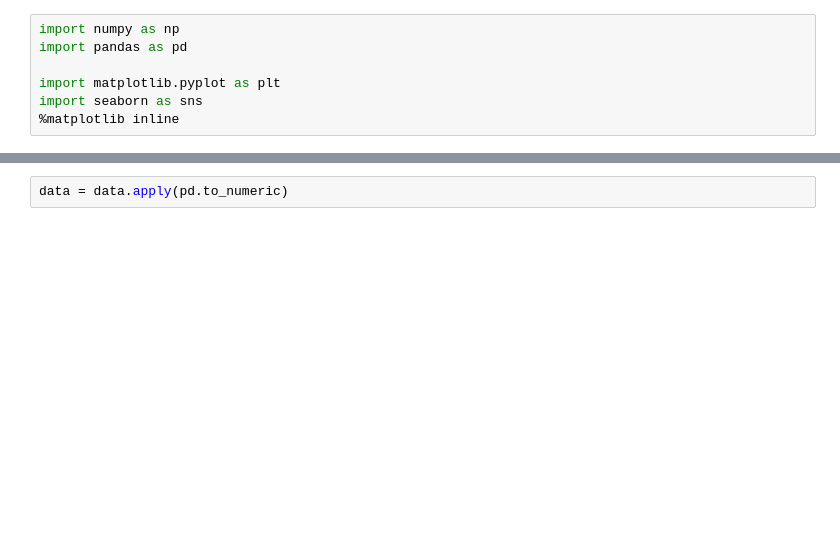
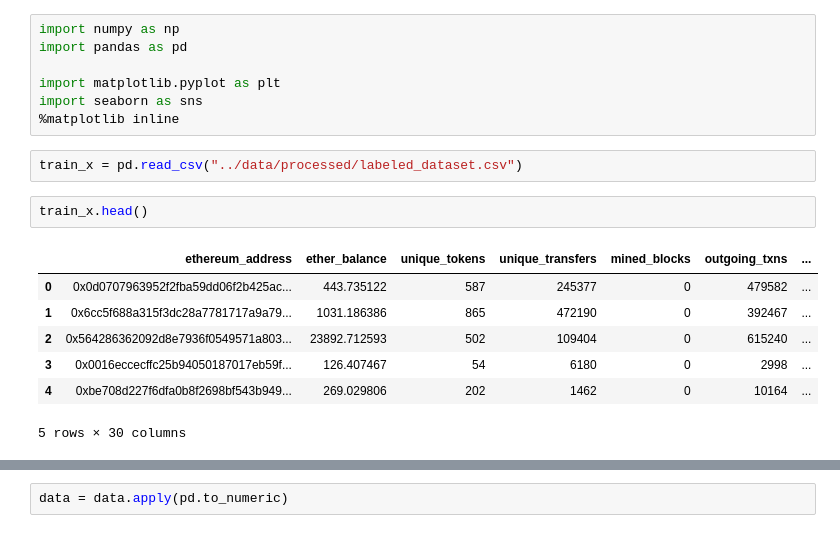
Before and after one commit to ThomasDelatte/ethereum-analytics, a Jupyter notebook: notebooks/exploratory_data_analysis.ipynb, the cells around one changed output, grey strips where cells are left out. Drawn from its saved outputs; the diff is of its cells as text; blank space fills up the shorter version.

```diff
--- a/notebooks/exploratory_data_analysis.ipynb
+++ b/notebooks/exploratory_data_analysis.ipynb
@@ -5,3 +5,15 @@ import pandas as pd
 import matplotlib.pyplot as plt
 import seaborn as sns
 %matplotlib inline
+# %%
+train_x = pd.read_csv("../data/processed/labeled_dataset.csv")
+# %%
+train_x.head()
+# %% [output]
+|  | ethereum_address | ether_balance | unique_tokens | unique_transfers | mined_blocks | outgoing_txns | ... |
+| 0 | 0x0d0707963952f2fba59dd06f2b425ac... | 443.735122 | 587 | 245377 | 0 | 479582 | ... |
+| 1 | 0x6cc5f688a315f3dc28a7781717a9a79... | 1031.186386 | 865 | 472190 | 0 | 392467 | ... |
+| 2 | 0x564286362092d8e7936f0549571a803... | 23892.712593 | 502 | 109404 | 0 | 615240 | ... |
+| 3 | 0x0016eccecffc25b94050187017eb59f... | 126.407467 | 54 | 6180 | 0 | 2998 | ... |
+| 4 | 0xbe708d227f6dfa0b8f2698bf543b949... | 269.029806 | 202 | 1462 | 0 | 10164 | ... |
+5 rows × 30 columns
```
Also changed, not shown: parts of 13 cells of this notebook.
